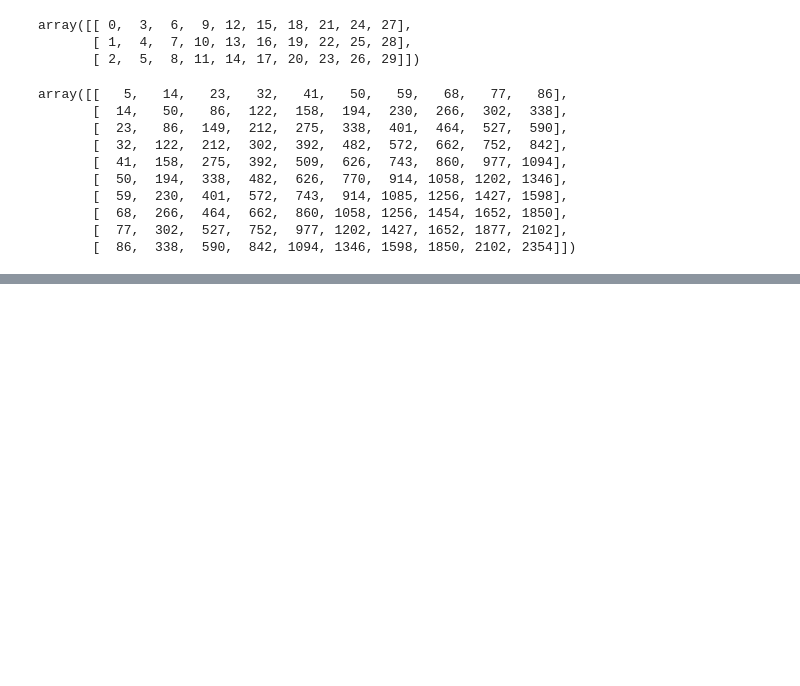
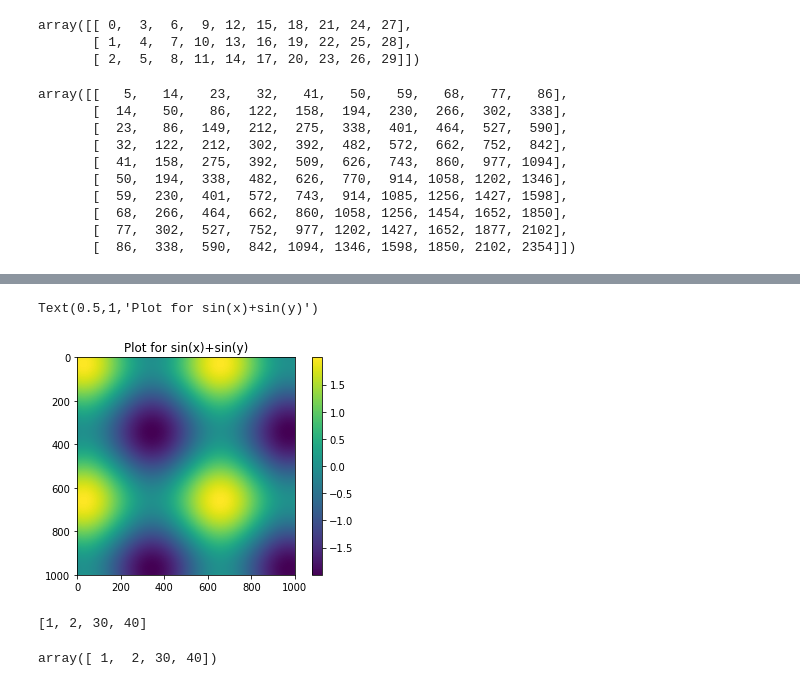
Before and after one commit to humbertosouza/jupyterNotebooks, a Jupyter notebook: NumPy - Creating Arrays.ipynb, the cells around one changed output, grey strips where cells are left out. Saved outputs shown, nothing was run; the diff lists cells and outputs as text; code cells hidden in the pictures; blank space fills up the shorter version.

```diff
--- a/NumPy - Creating Arrays.ipynb
+++ b/NumPy - Creating Arrays.ipynb
@@ -420,0 +577,7 @@ array([[   5,   14,   23,   32,   41,   50,   59,   68,   77,   86],
+# %%
+plt.imshow(z)
+plt.colorbar()
+plt.title('Plot for sin(x)+sin(y)')
+# %% [output]
+Text(0.5,1,'Plot for sin(x)+sin(y)')
+[figure, added]
@@ -420,0 +590,10 @@ array([[   5,   14,   23,   32,   41,   50,   59,   68,   77,   86],
+# %%
+answer = [(A_val if cond else B_val) for A_val , B_val , cond in zip(A,B,condition)]
+answer
+# %% [output]
+[1, 2, 30, 40]
+# %%
+answer2 = np.where(condition,A,B)
+answer2
+# %% [output]
+array([ 1,  2, 30, 40])
```
Also changed, not shown: parts of 60 cells of this notebook, 2 other files.
